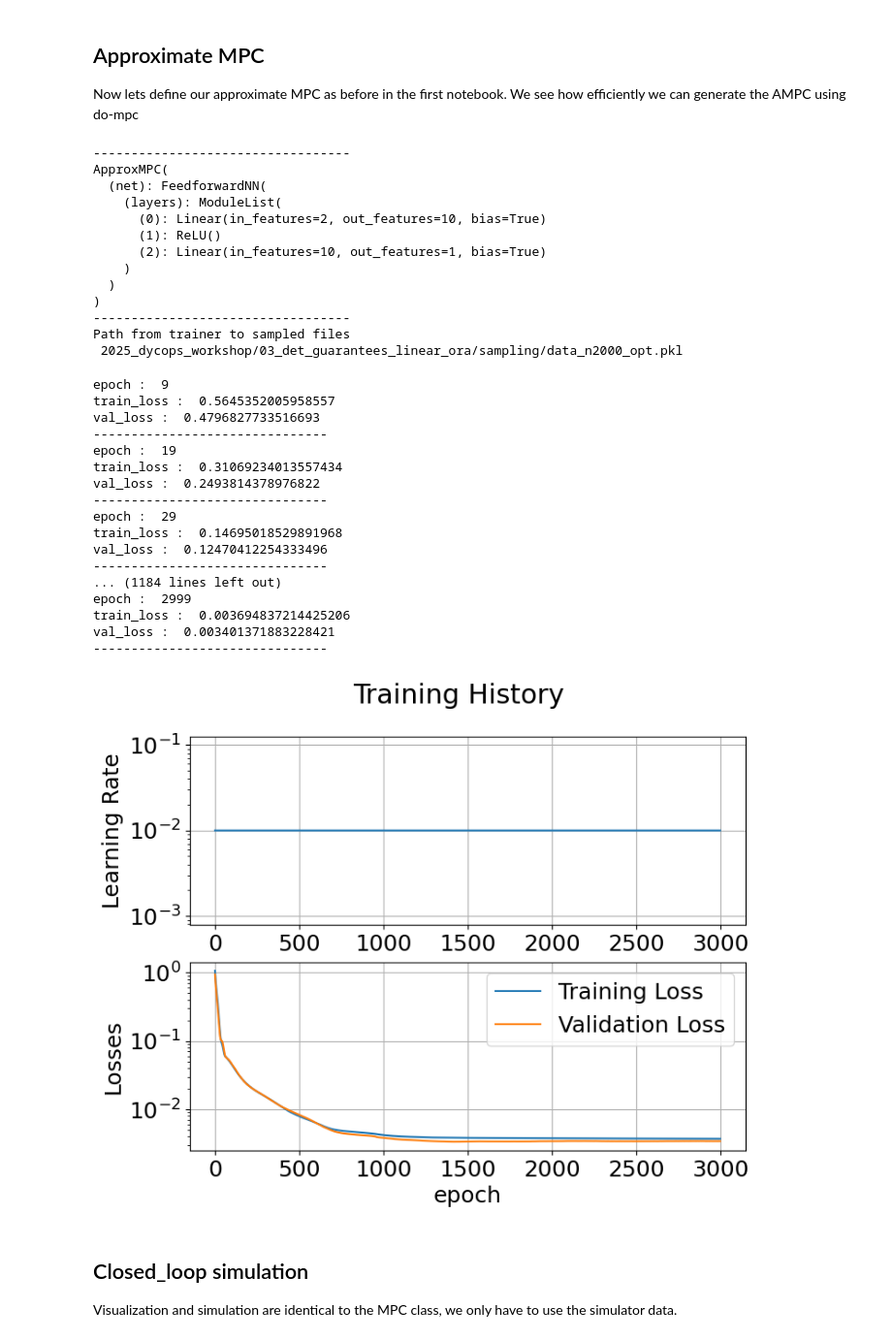
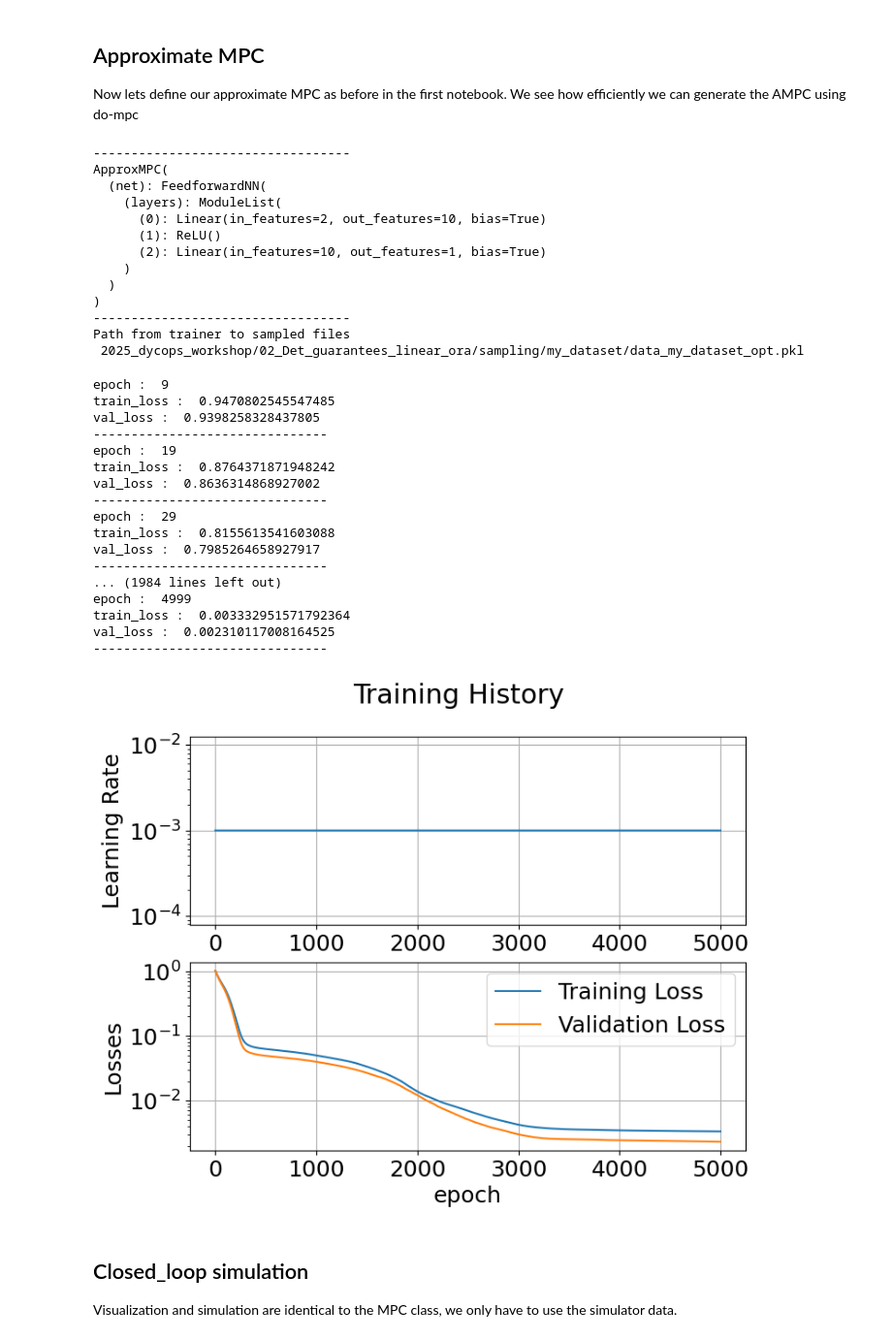
Before and after one commit to JoshuaAda/2025_dycops_workshop, a Jupyter notebook: 02_Det_guarantees_linear_ora/det_guarantees_via_ora.ipynb, the cells around one changed output. Shown at 97% size. Saved outputs shown, nothing was run; the diff lists cells and outputs as text; code cells hidden in the pictures.

```diff
--- a/02_Det_guarantees_linear_ora/det_guarantees_via_ora.ipynb
+++ b/02_Det_guarantees_linear_ora/det_guarantees_via_ora.ipynb
@@ -196,58 +197,65 @@ plt.show()
 Now lets define our approximate MPC as before in the first notebook. We see how efficiently we can generate the AMPC using do-mpc
 # %%
 import torch
+torch.manual_seed(42)
 approx_mpc=do_mpc.approximateMPC.ApproxMPC(mpc)
 approx_mpc.settings.act_fn='relu'
 n_l=10
 L=1
 approx_mpc.settings.n_hidden_layers=L
 approx_mpc.settings.n_neurons=n_l
 approx_mpc.settings.scaling=False
 approx_mpc.setup()
-n_samples=2000
-sampler=do_mpc.approximateMPC.Sampler(mpc)
-sampler.settings.n_samples=n_samples
+
+sampler=do_mpc.approximateMPC.AMPCSampler(mpc)
+sampler.settings.n_samples = 2000
+
+dataset_name = "my_dataset"
+sampler.settings.dataset_name = dataset_name
 sampler.setup()
+np.random.seed(1)
 #sampler.default_sampling()
+
 trainer=do_mpc.approximateMPC.Trainer(approx_mpc)
-trainer.settings.data_dir='2025_dycops_workshop/03_det_guarantees_linear_ora/sampling'
-trainer.settings.n_samples=n_samples
-trainer.settings.n_epochs=3000
+trainer.settings.show_fig = True
+trainer.settings.data_dir='2025_dycops_workshop/02_Det_guarantees_linear_ora/sampling'
+trainer.settings.dataset_name = dataset_name
+trainer.settings.n_epochs=5000
 trainer.setup()
-torch.manual_seed(42)
+
 trainer.default_training()
 # %% [output]
 ----------------------------------
 ApproxMPC(
   (net): FeedforwardNN(
     (layers): ModuleList(
       (0): Linear(in_features=2, out_features=10, bias=True)
       (1): ReLU()
       (2): Linear(in_features=10, out_features=1, bias=True)
     )
   )
 )
 ----------------------------------
 Path from trainer to sampled files
- 2025_dycops_workshop/03_det_guarantees_linear_ora/sampling/data_n2000_opt.pkl
+ 2025_dycops_workshop/02_Det_guarantees_linear_ora/sampling/my_dataset/data_my_dataset_opt.pkl
 epoch :  9
-train_loss :  0.5645352005958557
-val_loss :  0.4796827733516693
+train_loss :  0.9470802545547485
+val_loss :  0.9398258328437805
 -------------------------------
 epoch :  19
-train_loss :  0.31069234013557434
-val_loss :  0.2493814378976822
+train_loss :  0.8764371871948242
+val_loss :  0.8636314868927002
 -------------------------------
 epoch :  29
-train_loss :  0.14695018529891968
-val_loss :  0.12470412254333496
+train_loss :  0.8155613541603088
+val_loss :  0.7985264658927917
 -------------------------------
-... (1184 lines left out)
-epoch :  2999
-train_loss :  0.003694837214425206
-val_loss :  0.003401371883228421
+... (1984 lines left out)
+epoch :  4999
+train_loss :  0.003332951571792364
+val_loss :  0.002310117008164525
 -------------------------------
-[figure, old version]
+[figure, new version]
 # %% [markdown]
 ## Closed_loop simulation
 Visualization and simulation are identical to the MPC class, we only have to use the simulator data.
```
Also changed, not shown: parts of 15 cells of this notebook, 49 other files.
